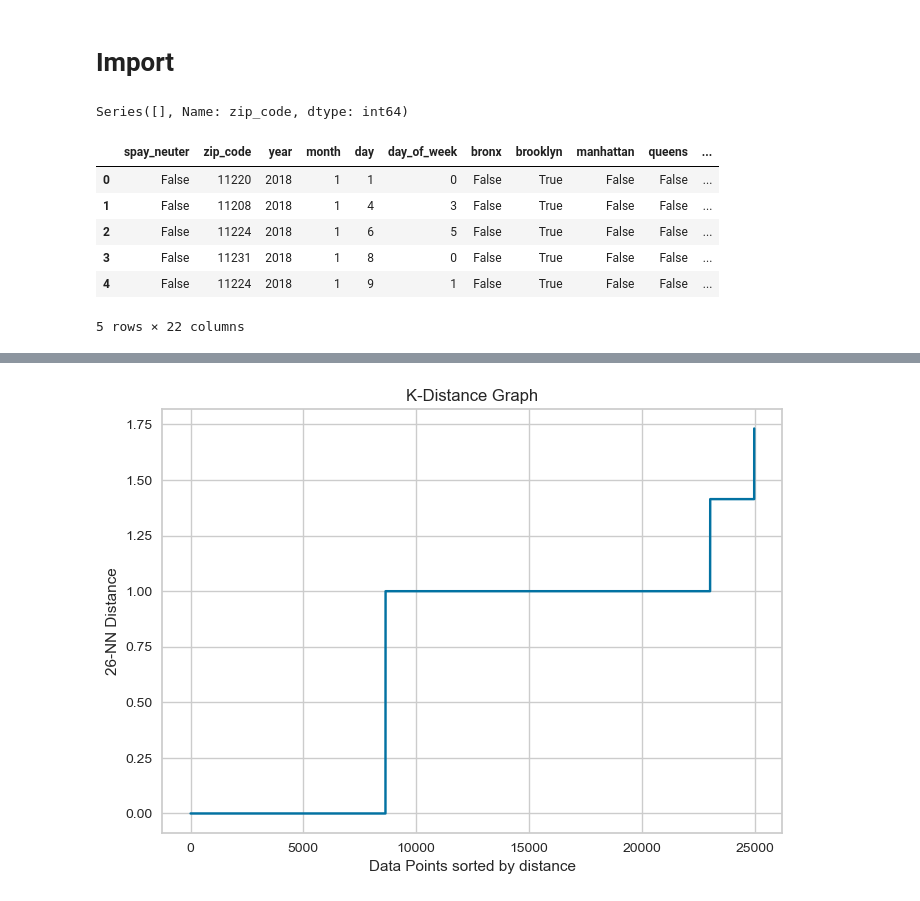
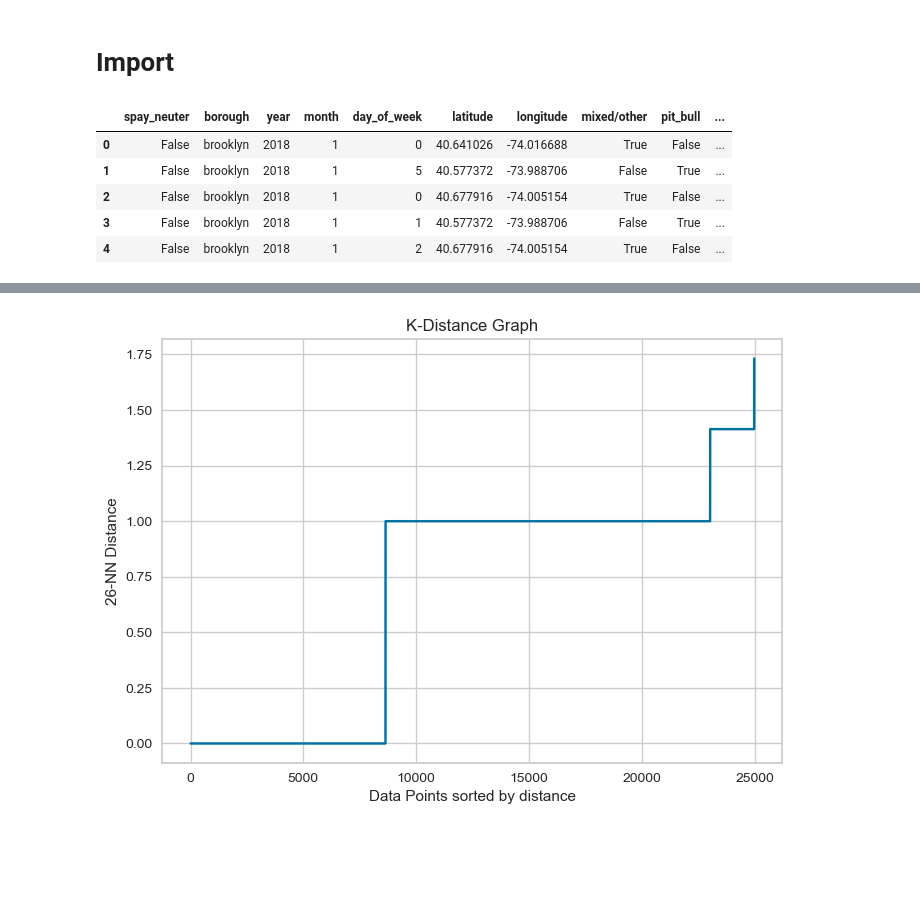
Before and after one commit to Pawmsdayl/hey-im-walking-my-dog-here, a Jupyter notebook: notebooks/2_clustering.ipynb, the cells around one changed output, grey strips where cells are left out. Cells and saved outputs as stored; diff of their text form; code cells hidden in the pictures; blank space fills up the shorter version.

Commit message:
wrangling data

```diff
--- a/notebooks/2_clustering.ipynb
+++ b/notebooks/2_clustering.ipynb
@@ -143,25 +81,16 @@ def is_numeric(x):
     except:
         return False
     return True
-
-# read data
-data = pd.read_csv('../data/processed/dog_bite_cleaned.csv')
-
-# show rows with non-numeric values in zip_code
-print(data[~data['zip_code'].apply(is_numeric)]['zip_code'])
-# %% [output]
-Series([], Name: zip_code, dtype: int64)
 # %%
 # import data
-data = pd.read_csv('../data/processed/dog_bite_cleaned.csv')
+preprocessed = pd.read_csv('../data/processed/dog_bite_preprocessed.csv')
 
 # display
-data.head()
+preprocessed.head()
 # %% [output]
-|  | spay_neuter | zip_code | year | month | day | day_of_week | bronx | brooklyn | manhattan | queens | ... |
-| 0 | False | 11220 | 2018 | 1 | 1 | 0 | False | True | False | False | ... |
-| 1 | False | 11208 | 2018 | 1 | 4 | 3 | False | True | False | False | ... |
-| 2 | False | 11224 | 2018 | 1 | 6 | 5 | False | True | False | False | ... |
-| 3 | False | 11231 | 2018 | 1 | 8 | 0 | False | True | False | False | ... |
-| 4 | False | 11224 | 2018 | 1 | 9 | 1 | False | True | False | False | ... |
+|  | spay_neuter | borough | year | month | day_of_week | latitude | longitude | mixed/other | pit_bull | ... |
+| 0 | False | brooklyn | 2018 | 1 | 0 | 40.641026 | -74.016688 | True | False | ... |
+| 1 | False | brooklyn | 2018 | 1 | 5 | 40.577372 | -73.988706 | False | True | ... |
+| 2 | False | brooklyn | 2018 | 1 | 0 | 40.677916 | -74.005154 | True | False | ... |
+| 3 | False | brooklyn | 2018 | 1 | 1 | 40.577372 | -73.988706 | False | True | ... |
+| 4 | False | brooklyn | 2018 | 1 | 2 | 40.677916 | -74.005154 | True | False | ... |
-5 rows × 22 columns
```
Also changed, not shown: parts of 7 cells of this notebook.
